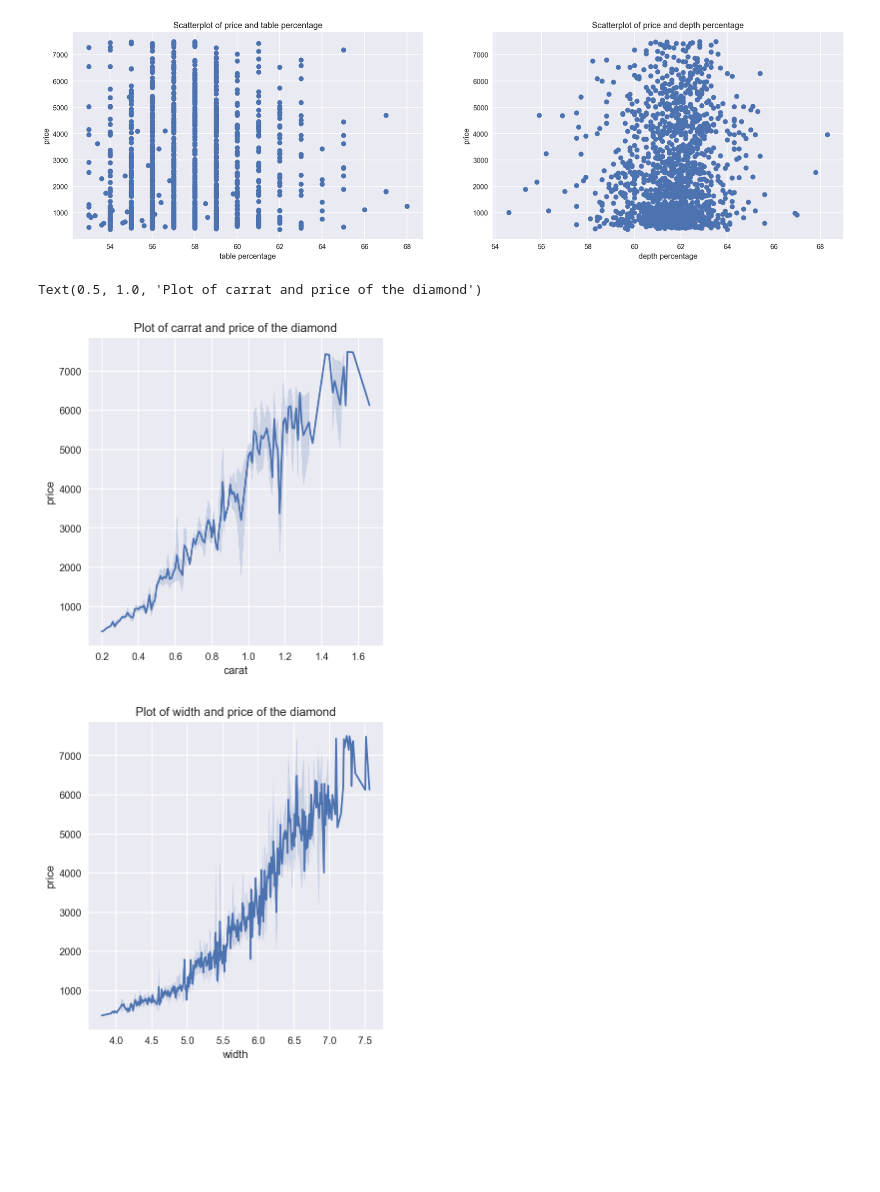
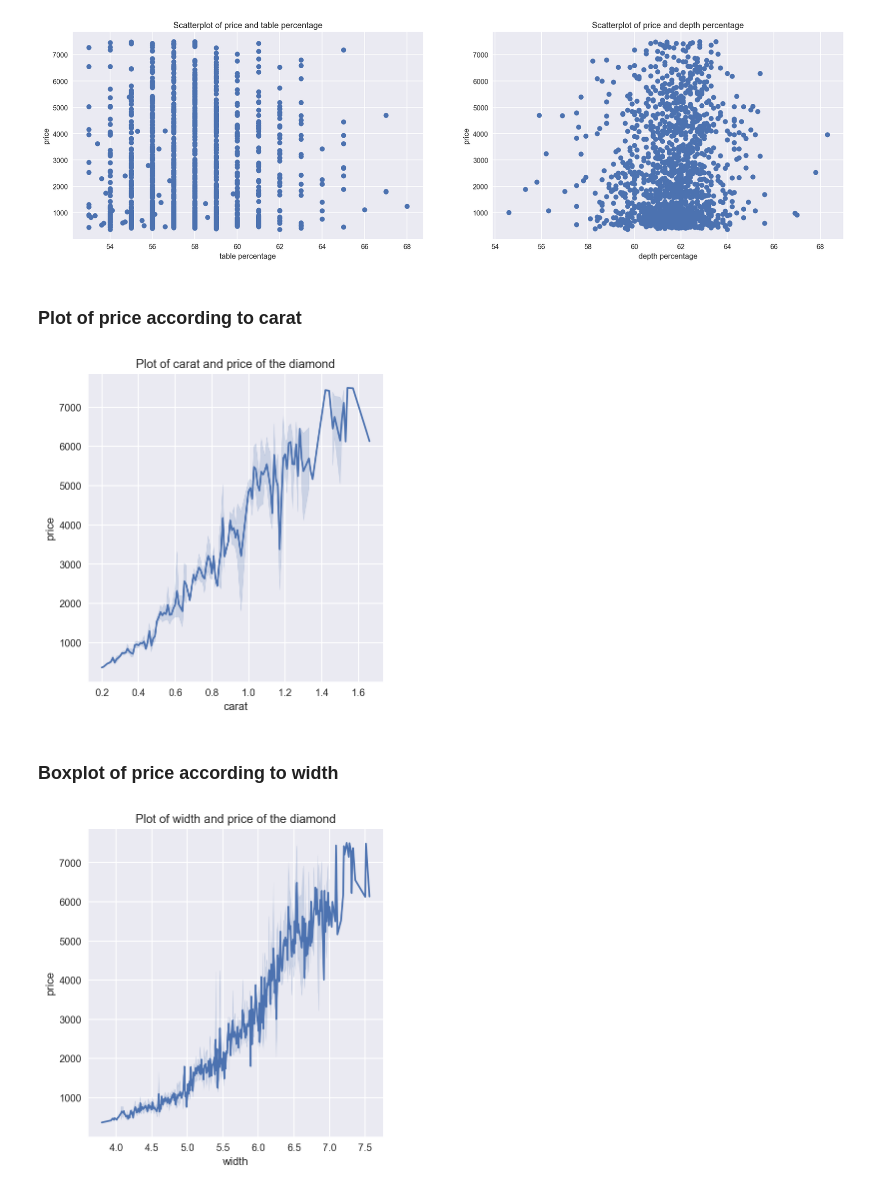
Before and after one commit to lavimonteiro/math_2, a Jupyter notebook: Predicting Diamond Prices.ipynb, the cells around one changed output. Cells and saved outputs as stored; diff of their text form; code cells hidden in the pictures; blank space fills up the shorter version.

Commit message:
Added titles to graphs

```diff
--- a/Predicting Diamond Prices.ipynb
+++ b/Predicting Diamond Prices.ipynb
@@ -478,10 +480,11 @@ ax2.set_ylabel('price')
 plt.show()
 # %% [output]
 [figure]
+# %% [markdown]
+### Plot of price according to carat
 # %%
-#alternate version
 sns.relplot(data=df, x="carat", y="price", kind="line")
-plt.title('Plot of carrat and price of the diamond')
+plt.title('Plot of carat and price of the diamond')
+plt.show();
 # %% [output]
-Text(0.5, 1.0, 'Plot of carrat and price of the diamond')
-[figure, old version]
+[figure, new version]
@@ -490,3 +491,5 @@ Text(0.5, 1.0, 'Plot of carrat and price of the diamond')
+# %% [markdown]
+### Boxplot of price according to width
 # %%
 sns.relplot(data=df, x=df['width'], y=df['price'], kind="line")
 plt.title('Plot of width and price of the diamond')
```
Also changed, not shown: parts of 3 cells of this notebook.
